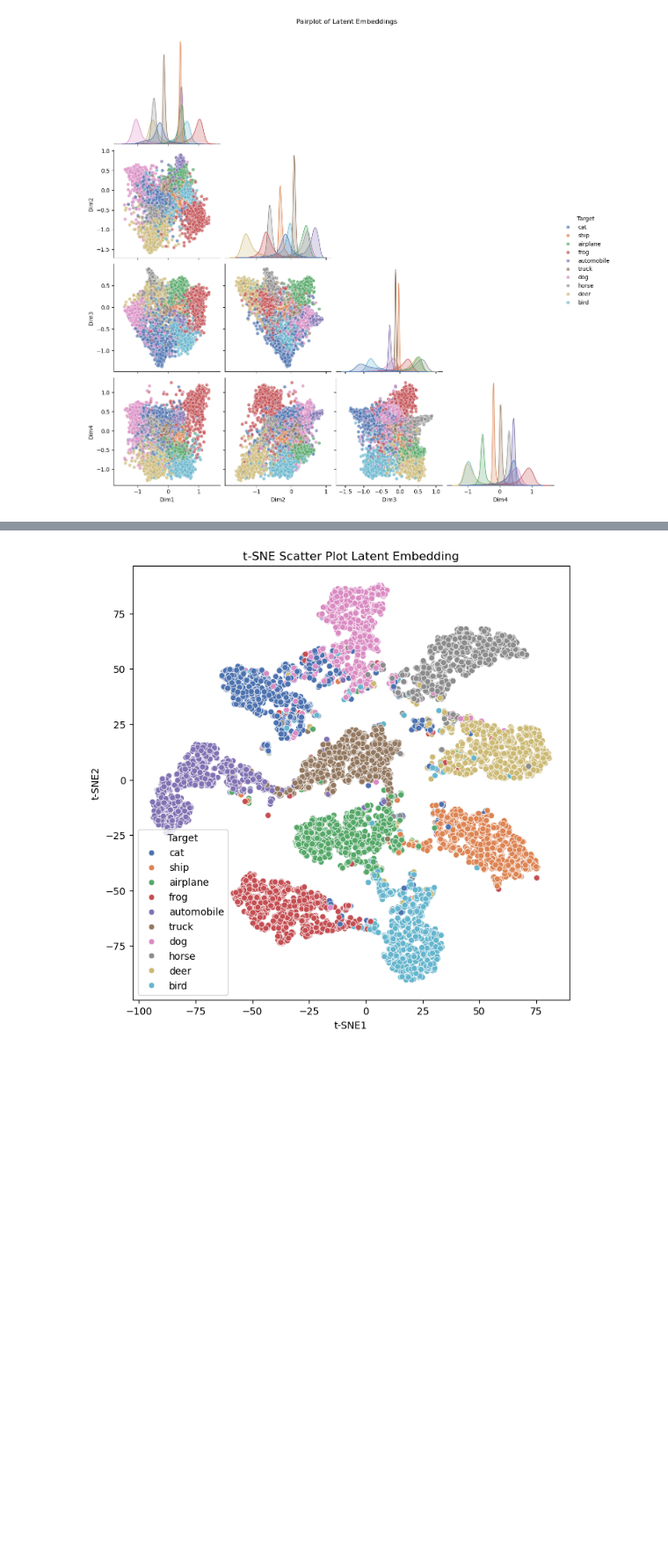
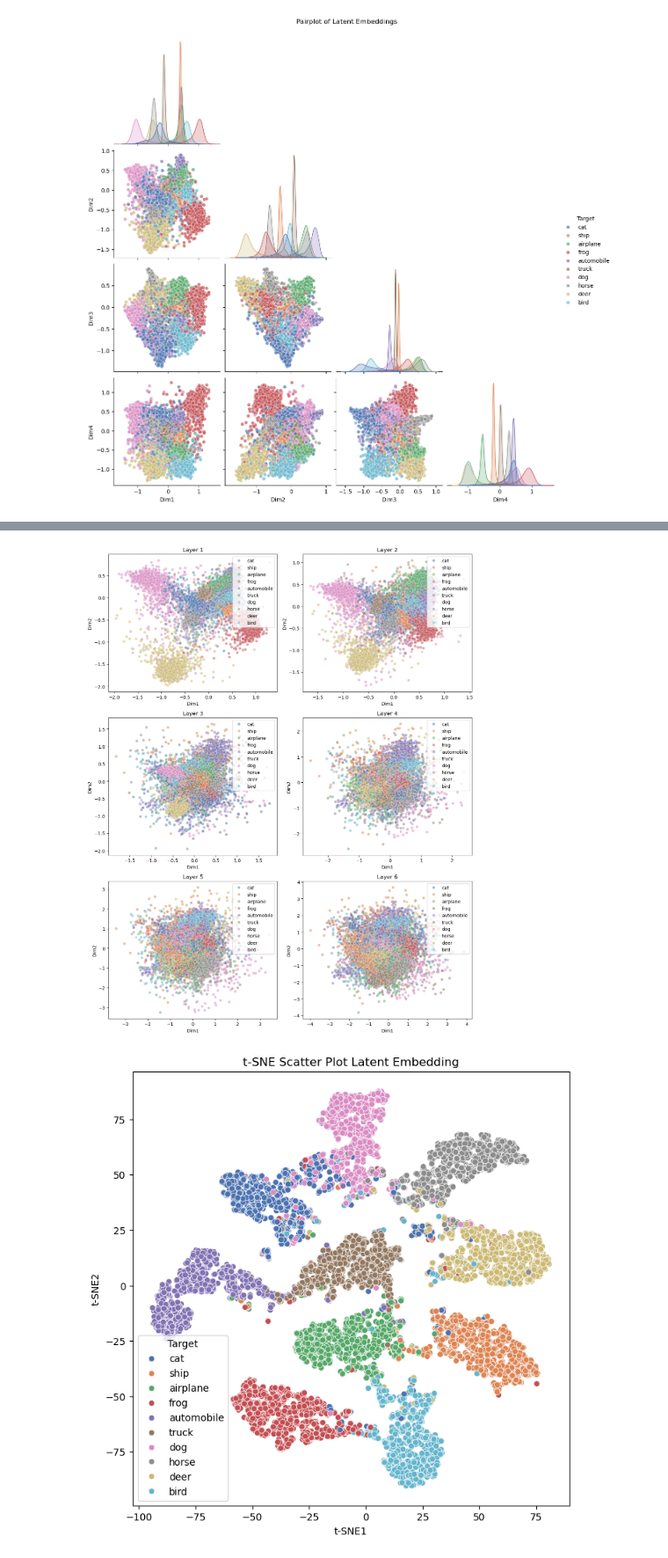
Before and after one commit to alirezamhm/Posterior-network-under-diffusion, a Jupyter notebook: Visualization.ipynb, the cells around one changed output, grey strips where cells are left out. Shown at 88% size. Cells and saved outputs as stored; diff of their text form; code cells hidden in the pictures; blank space fills up the shorter version.

```diff
--- a/Visualization.ipynb
+++ b/Visualization.ipynb
@@ -85,0 +77,17 @@ plt.show()
+# %%
+fig, axes = plt.subplots(3, 2, figsize=(12, 15))
+axes = axes.flatten()
+
+for i in range(6):
+    ax = axes[i]
+    sns.scatterplot(x=layers[i, :, 0], y=layers[i, :, 1], hue=targets_names, palette='deep', ax=ax, alpha=0.5)
+    ax.set_title(f'Layer {i+1}')
+    ax.set_xlabel('Dim1')
+    ax.set_ylabel('Dim2')
+    ax.legend(loc='upper right')
+
+plt.tight_layout()
+plt.savefig("images/scatter_flow.svg", format='svg')
+plt.show()
+# %% [output]
+[figure, added]
```
Also changed, not shown: parts of 12 cells of this notebook, 5 other files.
